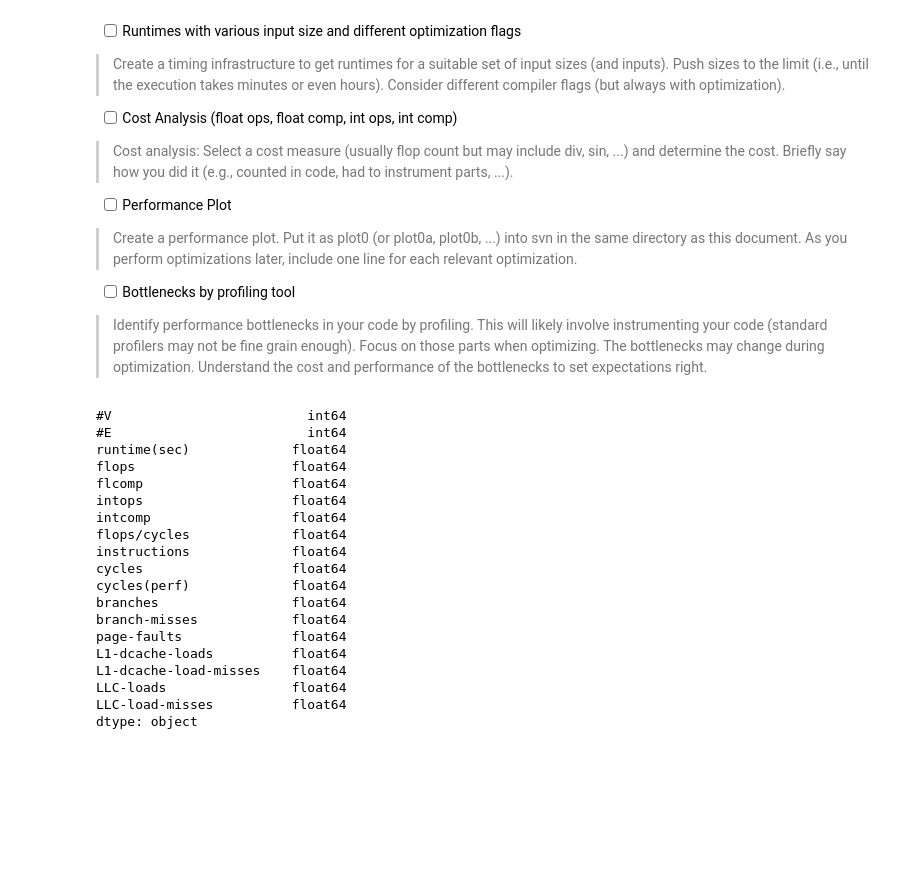
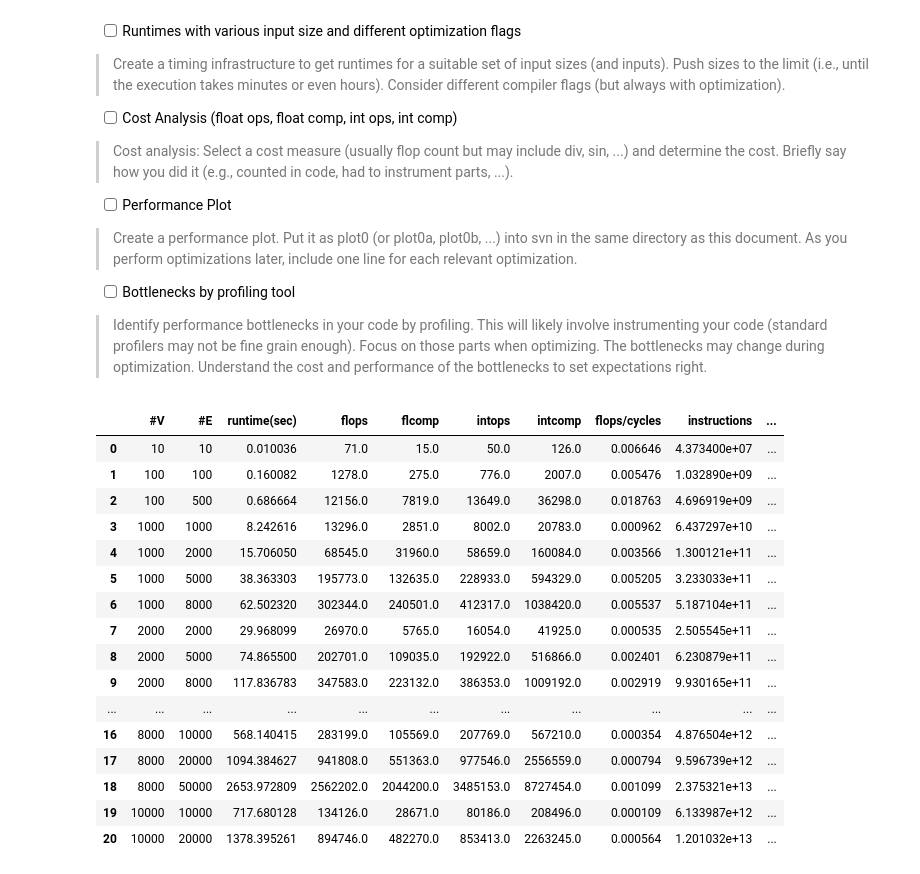
Before and after one commit to fanlinwang/Approximate-Cholesky-Decomposition, a Jupyter notebook: log/plot.ipynb, the cells around one changed output. Drawn from its saved outputs; the diff is of its cells as text; code cells hidden in the pictures; blank space fills up the shorter version.

```diff
--- a/log/plot.ipynb
+++ b/log/plot.ipynb
@@ -109,33 +109,30 @@ edge = [10,100,500,1000,2000,5000,8000,10000,20000,50000]
 # %%
 # results with flag -O3
 data = dict()
 res = init_table(vertice, edge)
 res = res[:-1]
 update_table(res, general_log, data, label)
 update_table(res, flops_log, data, cache)
 #res.to_excel('result.xlsx', sheet_name='sheet1', index=False)
-res.convert_dtypes()
-res.dtypes
+res
 # %% [output]
-#V                         int64
-#E                         int64
-runtime(sec)             float64
-flops                    float64
-flcomp                   float64
-intops                   float64
-intcomp                  float64
-flops/cycles             float64
-instructions             float64
-cycles                   float64
-cycles(perf)             float64
-branches                 float64
-branch-misses            float64
-page-faults              float64
-L1-dcache-loads          float64
-L1-dcache-load-misses    float64
-LLC-loads                float64
-LLC-load-misses          float64
-dtype: object
+|  | #V | #E | runtime(sec) | flops | flcomp | intops | intcomp | flops/cycles | instructions | ... |
+| 0 | 10 | 10 | 0.010036 | 71.0 | 15.0 | 50.0 | 126.0 | 0.006646 | 4.373400e+07 | ... |
+| 1 | 100 | 100 | 0.160082 | 1278.0 | 275.0 | 776.0 | 2007.0 | 0.005476 | 1.032890e+09 | ... |
+| 2 | 100 | 500 | 0.686664 | 12156.0 | 7819.0 | 13649.0 | 36298.0 | 0.018763 | 4.696919e+09 | ... |
+| 3 | 1000 | 1000 | 8.242616 | 13296.0 | 2851.0 | 8002.0 | 20783.0 | 0.000962 | 6.437297e+10 | ... |
+| 4 | 1000 | 2000 | 15.706050 | 68545.0 | 31960.0 | 58659.0 | 160084.0 | 0.003566 | 1.300121e+11 | ... |
+| 5 | 1000 | 5000 | 38.363303 | 195773.0 | 132635.0 | 228933.0 | 594329.0 | 0.005205 | 3.233033e+11 | ... |
+| 6 | 1000 | 8000 | 62.502320 | 302344.0 | 240501.0 | 412317.0 | 1038420.0 | 0.005537 | 5.187104e+11 | ... |
+| 7 | 2000 | 2000 | 29.968099 | 26970.0 | 5765.0 | 16054.0 | 41925.0 | 0.000535 | 2.505545e+11 | ... |
+| 8 | 2000 | 5000 | 74.865500 | 202701.0 | 109035.0 | 192922.0 | 516866.0 | 0.002401 | 6.230879e+11 | ... |
+| 9 | 2000 | 8000 | 117.836783 | 347583.0 | 223132.0 | 386353.0 | 1009192.0 | 0.002919 | 9.930165e+11 | ... |
+| ... | ... | ... | ... | ... | ... | ... | ... | ... | ... | ... |
+| 16 | 8000 | 10000 | 568.140415 | 283199.0 | 105569.0 | 207769.0 | 567210.0 | 0.000354 | 4.876504e+12 | ... |
+| 17 | 8000 | 20000 | 1094.384627 | 941808.0 | 551363.0 | 977546.0 | 2556559.0 | 0.000794 | 9.596739e+12 | ... |
+| 18 | 8000 | 50000 | 2653.972809 | 2562202.0 | 2044200.0 | 3485153.0 | 8727454.0 | 0.001099 | 2.375321e+13 | ... |
+| 19 | 10000 | 10000 | 717.680128 | 134126.0 | 28671.0 | 80186.0 | 208496.0 | 0.000109 | 6.133987e+12 | ... |
+| 20 | 10000 | 20000 | 1378.395261 | 894746.0 | 482270.0 | 853413.0 | 2263245.0 | 0.000564 | 1.201032e+13 | ... |
 # %%
 import plotly.express as px
 import plotly.graph_objects as go
```
Also changed, not shown: 3 other files.
